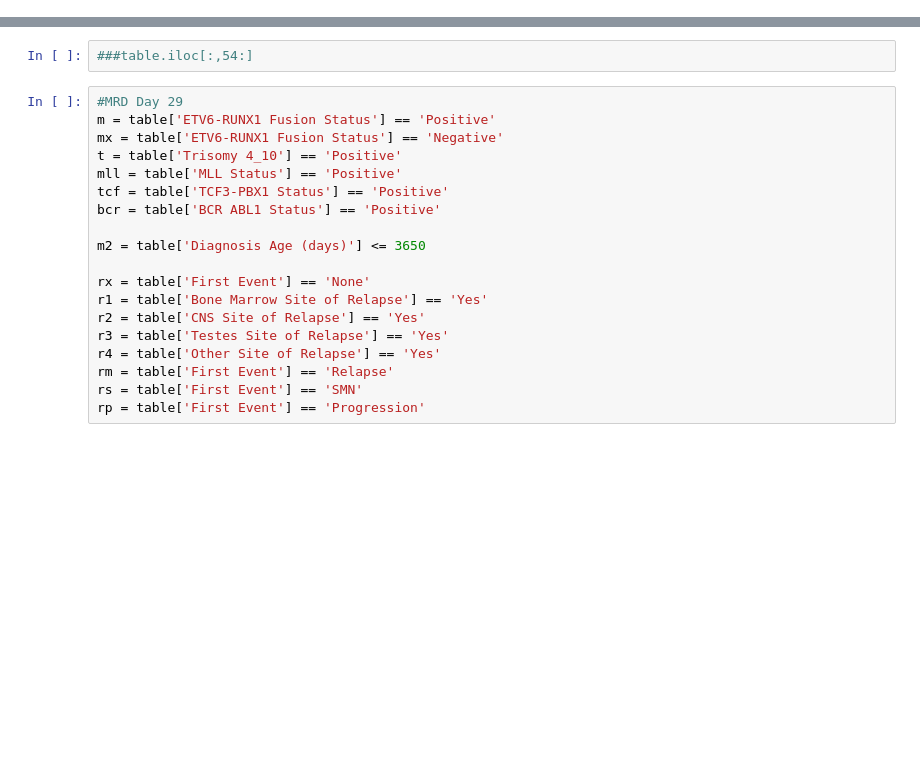
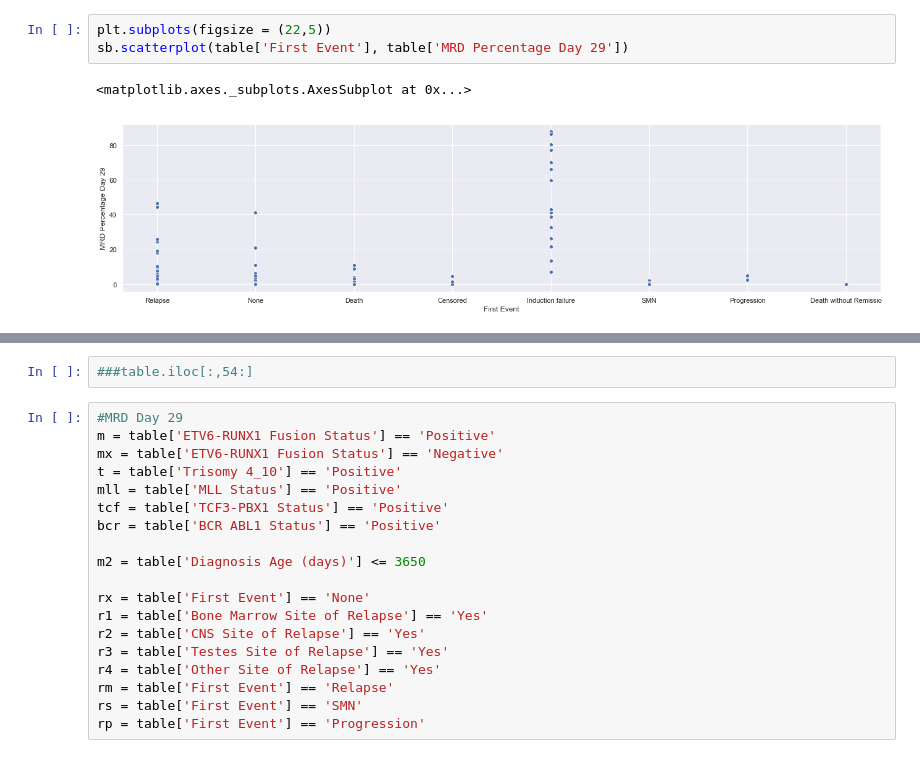
Before and after one commit to boringariel/python, a Jupyter notebook: visualization/ALL_miRNA_visualizing.ipynb, the cells around one changed output, grey strips where cells are left out. Saved outputs shown, nothing was run; the diff lists cells and outputs as text; blank space fills up the shorter version.

```diff
--- a/visualization/ALL_miRNA_visualizing.ipynb
+++ b/visualization/ALL_miRNA_visualizing.ipynb
@@ -11,0 +71,6 @@ table = pd.read_csv('./clinical1.csv')
+# %%
+plt.subplots(figsize = (22,5))
+sb.scatterplot(table['First Event'], table['MRD Percentage Day 29'])
+# %% [output]
+<matplotlib.axes._subplots.AxesSubplot at 0x...>
+[figure, added]
```
Also changed, not shown: parts of 59 cells of this notebook.
